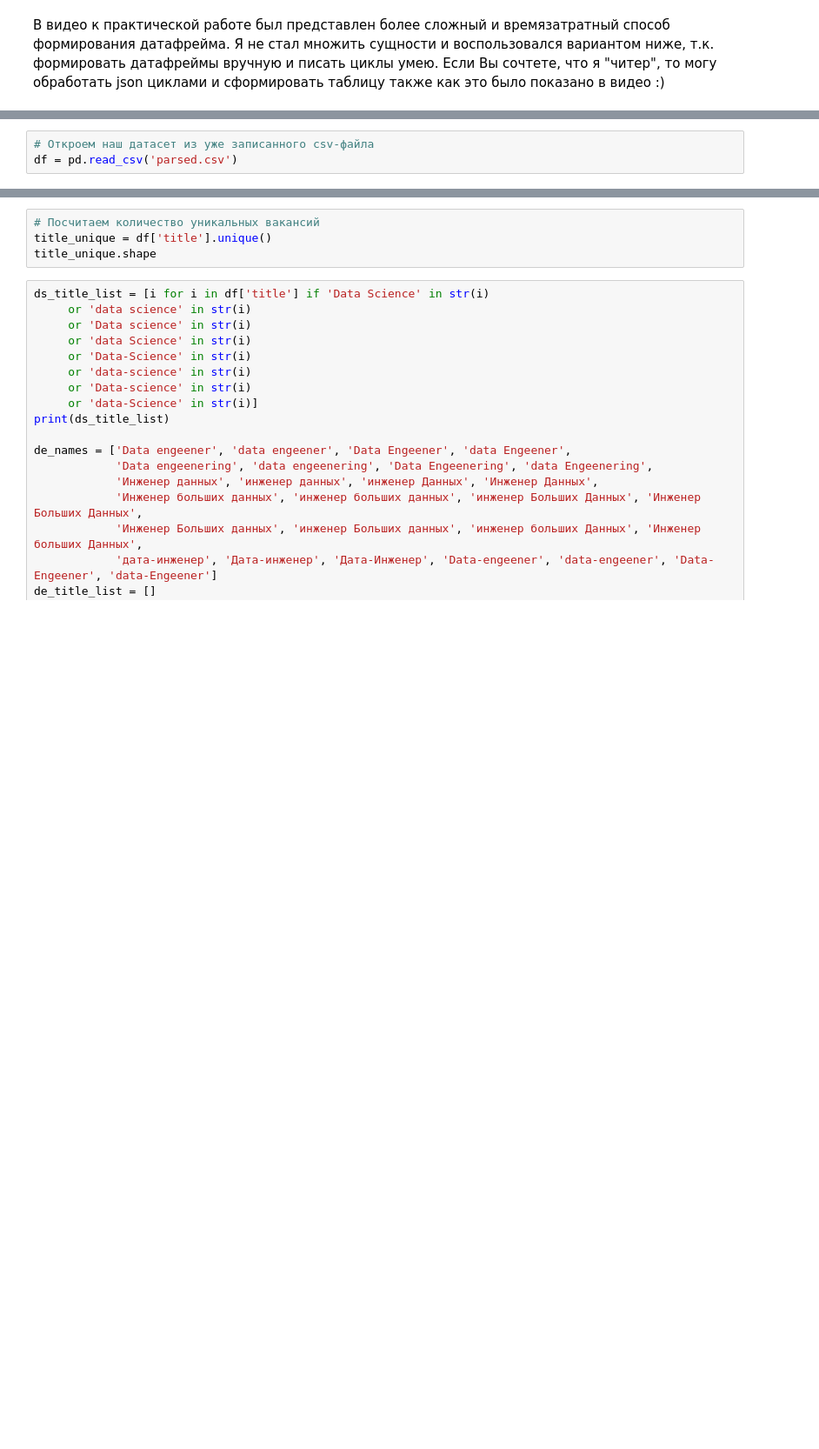
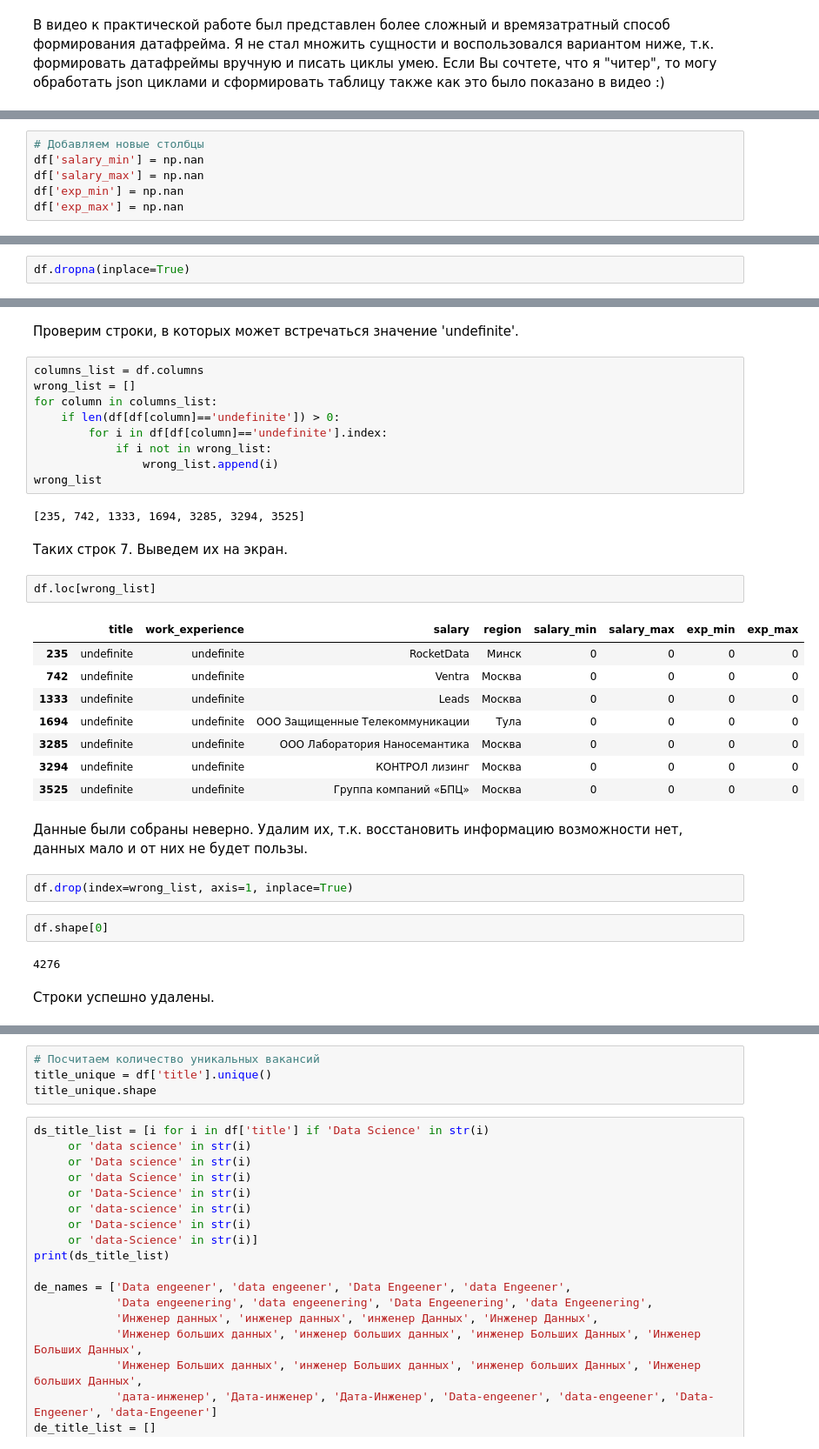
Before and after one commit to Lipetskiy/DE_Sprint, a Jupyter notebook: practicum_4/practicum_4.ipynb, the cells around one changed output, grey strips where cells are left out. Shown: that part at 87% size. Drawn from its saved outputs; the diff is of its cells as text; blank space fills up the shorter version.

```diff
--- a/practicum_4/practicum_4.ipynb
+++ b/practicum_4/practicum_4.ipynb
@@ -20,0 +67,6 @@ df = pd.read_json('parsed_2.json')
+# %%
+# Добавляем новые столбцы
+df['salary_min'] = np.nan
+df['salary_max'] = np.nan
+df['exp_min'] = np.nan
+df['exp_max'] = np.nan
@@ -26,3 +187,0 @@ df.to_csv('parsed.csv', index=False)
-# %%
-# Откроем наш датасет из уже записанного csv-файла
-df = pd.read_csv('parsed.csv')
@@ -28,0 +211,2 @@ df = pd.read_csv('parsed.csv')
+# %%
+df.dropna(inplace=True)
@@ -28,0 +225,36 @@ df = pd.read_csv('parsed.csv')
+# %% [markdown]
+Проверим строки, в которых может встречаться значение 'undefinite'.
+# %%
+columns_list = df.columns
+wrong_list = []
+for column in columns_list:
+    if len(df[df[column]=='undefinite']) > 0:
+        for i in df[df[column]=='undefinite'].index:
+            if i not in wrong_list:
+                wrong_list.append(i)
+wrong_list
+# %% [output]
+[235, 742, 1333, 1694, 3285, 3294, 3525]
+# %% [markdown]
+Таких строк 7. Выведем их на экран.
+# %%
+df.loc[wrong_list]
+# %% [output]
+|  | title | work_experience | salary | region | salary_min | salary_max | exp_min | exp_max |
+| 235 | undefinite | undefinite | RocketData | Минск | 0 | 0 | 0 | 0 |
+| 742 | undefinite | undefinite | Ventra | Москва | 0 | 0 | 0 | 0 |
+| 1333 | undefinite | undefinite | Leads | Москва | 0 | 0 | 0 | 0 |
+| 1694 | undefinite | undefinite | ООО Защищенные Телекоммуникации | Тула | 0 | 0 | 0 | 0 |
+| 3285 | undefinite | undefinite | ООО Лаборатория Наносемантика | Москва | 0 | 0 | 0 | 0 |
+| 3294 | undefinite | undefinite | КОНТРОЛ лизинг | Москва | 0 | 0 | 0 | 0 |
+| 3525 | undefinite | undefinite | Группа компаний «БПЦ» | Москва | 0 | 0 | 0 | 0 |
+# %% [markdown]
+Данные были собраны неверно. Удалим их, т.к. восстановить информацию возможности нет, данных мало и от них не будет пользы.
+# %%
+df.drop(index=wrong_list, axis=1, inplace=True)
+# %%
+df.shape[0]
+# %% [output]
+4276
+# %% [markdown]
+Строки успешно удалены.
```
Also changed, not shown: parts of 66 cells of this notebook, 2 other files.
